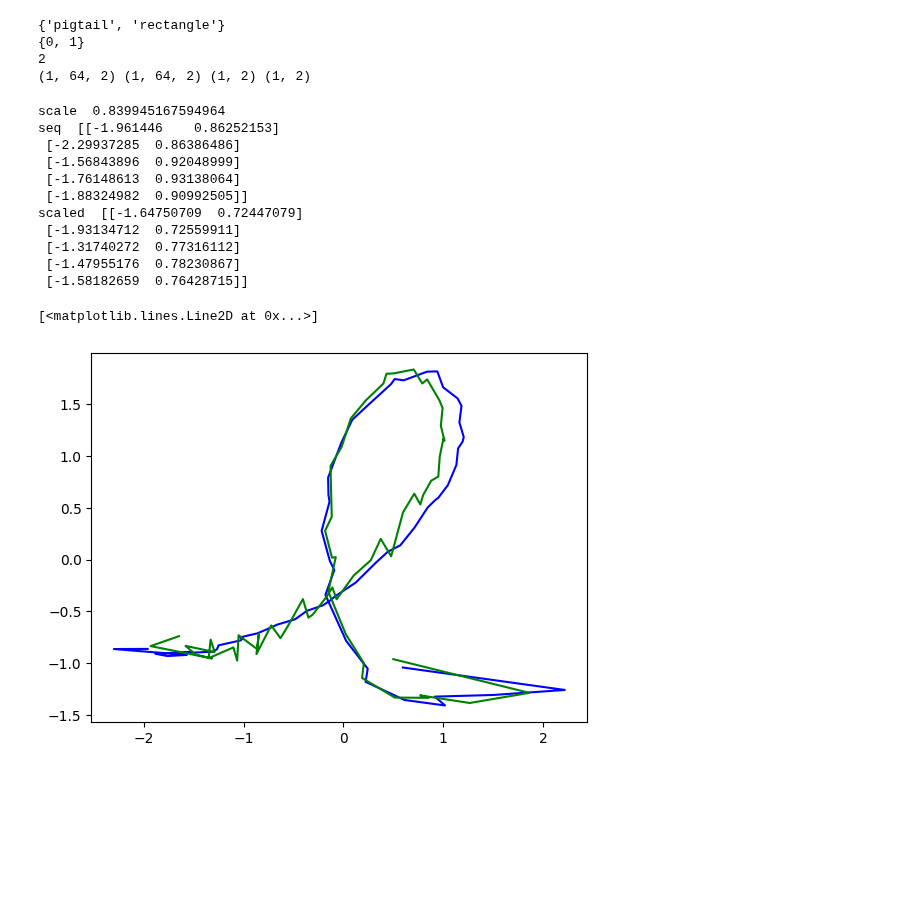
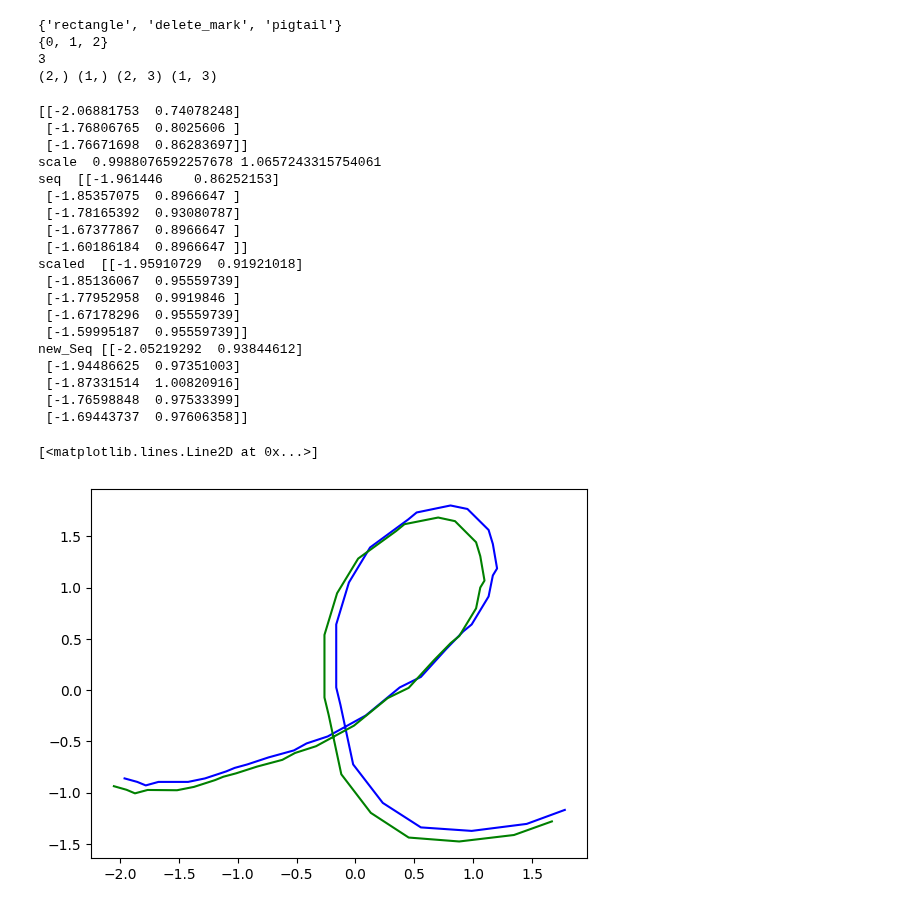
Before and after one commit to ITT23/assignment-08-replication-wagnerschreiner, a Jupyter notebook: lstm_gesture_recognition.ipynb, the cells around one changed output. Cells and saved outputs as stored; diff of their text form; code cells hidden in the pictures; blank space fills up the shorter version.

Commit message:
data augmentation

```diff
--- a/lstm_gesture_recognition.ipynb
+++ b/lstm_gesture_recognition.ipynb
@@ -50,14 +50,15 @@ for root, subdirs, files in os.walk('dataset/xml_logs'):
                 scaler = StandardScaler()
                 points = scaler.fit_transform(points)
 
-                resampled = resample(points, 64)
+                #resampled = resample(points, 64)
 
                 if not label in labels and label in gestures:
-                    data.append((label, resampled))
+                    data.append((label, points))
                     labels.append(label)
 
                 if len(labels) == len(gestures):
                     print("all files loaded successfully", len(data))
+                    break
 
 print("all files loaded successfully", len(data))
 # %% [output]
@@ -95,10 +95,10 @@ X = np.array(sequences)
 X_train, X_test, y_train, y_test = train_test_split(X, y, test_size=0.2, random_state=42)
 print(X_train.shape, X_test.shape, y_train.shape, y_test.shape)
 # %% [output]
-{'pigtail', 'rectangle'}
-{0, 1}
-2
-(1, 64, 2) (1, 64, 2) (1, 2) (1, 2)
+{'rectangle', 'delete_mark', 'pigtail'}
+{0, 1, 2}
+3
+(2,) (1,) (2, 3) (1, 3)
 # %%
 def add_noise(sequence):
     noise = np.random.normal(0,0.08,sequence.shape)
@@ -108,36 +107,67 @@ def add_noise(sequence):
 # %%
 def scaling(sequence):
     centroid = np.mean(sequence)
-    rnd = np.random.uniform(0.8, 1.2)
+    rnd_x = np.random.uniform(0.8, 1.2)
+    rnd_y = np.random.uniform(0.8, 1.2)
     points = sequence - centroid
-    scaled_seq = points * rnd
+    scaled_seq=[]
+    for x, y in points:
+        scaled_x = x*rnd_x
+        scaled_y = y*rnd_y
+        scaled_seq.append([scaled_x,scaled_y])
     scaled_seq += centroid
-    print("scale ", rnd)
-    print("seq ", sequence[:5])
-    print("scaled ", scaled_seq[:5])
     return scaled_seq
+# %%
+def spatial_resampling(sequence):
+    resampled_seq = resample(sequence, np.random.randint(5, len(sequence)*2))
+    return resampled_seq
+# %%
+from scipy.spatial.transform import Rotation as R
+
+def perspective_change(sequence):
+    persp_seq = []
+    centroid = np.mean(sequence)
+    angle = np.random.uniform(-30, 30)
+    r = R.from_euler('yx', [angle, angle], degrees=True)
+    sequence = sequence - centroid
+    for point in sequence:
+        point=np.append(point, 1)
+        new_point = np.array(r.as_matrix() @ point)
+        persp_seq.append(new_point[:-1])
+    persp_seq += centroid
+    return persp_seq
 # %%
 test_data = random.sample(data, 1)[0]
 
 label = test_data[0]
 sequence = test_data[1]
 
-#noise_seq = add_noise(sequence)
+noise_seq = add_noise(sequence)
 scaled_seq = scaling(sequence)
+resampled_seq = spatial_resampling(sequence)
+persp_seq = perspective_change(sequence)
 
 plt.plot(sequence.T[0], sequence.T[1]*-1, 'b')
-plt.plot(scaled_seq.T[0], noise_seq.T[1]*-1, 'g')
+plt.plot(persp_seq.T[0], persp_seq.T[1]*-1, 'g')
 # %% [output]
-scale  0.839945167594964
+[[-2.06881753  0.74078248]
+ [-1.76806765  0.8025606 ]
+ [-1.76671698  0.86283697]]
+scale  0.9988076592257678 1.0657243315754061
 seq  [[-1.961446    0.86252153]
- [-2.29937285  0.86386486]
- [-1.56843896  0.92048999]
- [-1.76148613  0.93138064]
- [-1.88324982  0.90992505]]
-scaled  [[-1.64750709  0.72447079]
- [-1.93134712  0.72559911]
- [-1.31740272  0.77316112]
- [-1.47955176  0.78230867]
- [-1.58182659  0.76428715]]
+ [-1.85357075  0.8966647 ]
+ [-1.78165392  0.93080787]
+ [-1.67377867  0.8966647 ]
+ [-1.60186184  0.8966647 ]]
+scaled  [[-1.95910729  0.91921018]
+ [-1.85136067  0.95559739]
+ [-1.77952958  0.9919846 ]
+ [-1.67178296  0.95559739]
+ [-1.59995187  0.95559739]]
+new_Seq [[-2.05219292  0.93844612]
+ [-1.94486625  0.97351003]
+ [-1.87331514  1.00820916]
+ [-1.76598848  0.97533399]
+ [-1.69443737  0.97606358]]
 [<matplotlib.lines.Line2D at 0x...>]
-[figure, old version]
+[figure, new version]
```
Also changed, not shown: parts of 2 cells of this notebook.
